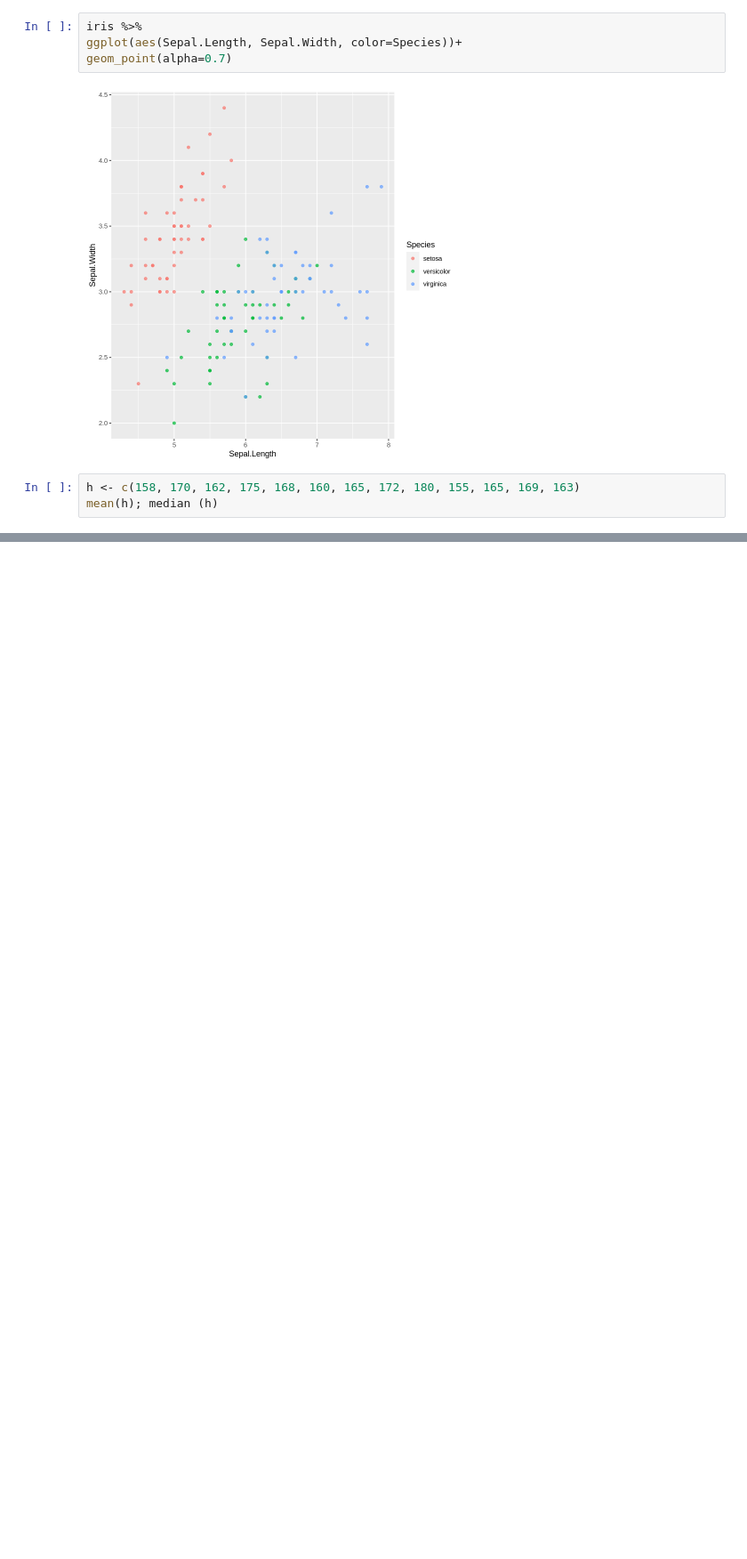
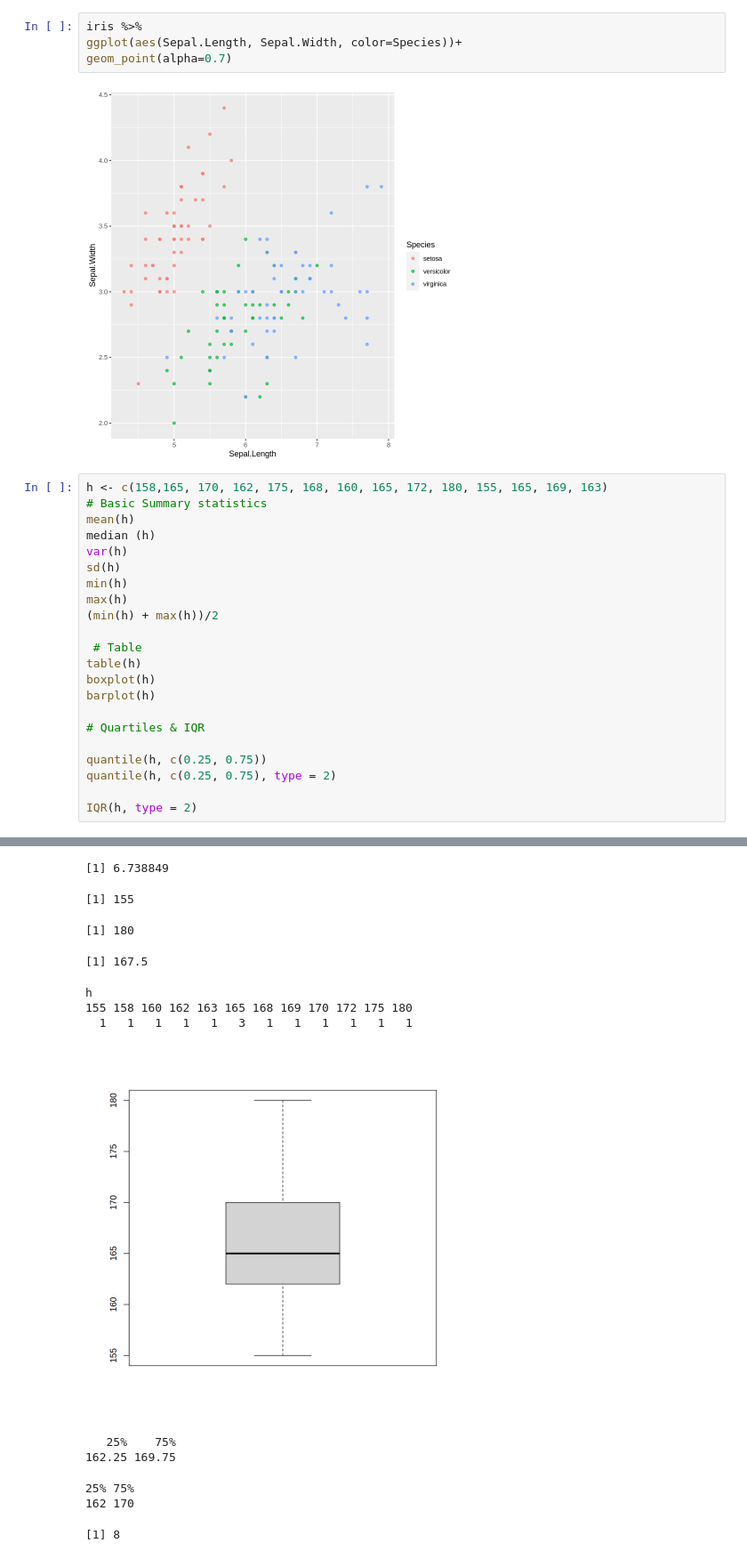
Before and after one commit to THATSokmengly/I3_PDS_D_AMS, a Jupyter notebook: R-basics/ TD1-r.ipynb, the cells around one changed output, grey strips where cells are left out. Shown at 89% size. Cells and saved outputs as stored; diff of their text form; blank space fills up the shorter version.

```diff
--- a/R-basics/ TD1-r.ipynb
+++ b/R-basics/ TD1-r.ipynb
@@ -67,6 +67,25 @@ geom_point(alpha=0.7)
 # %% [output]
 [figure]
 # %%
-h <- c(158, 170, 162, 175, 168, 160, 165, 172, 180, 155, 165, 169, 163)
-mean(h); median (h)
+h <- c(158,165, 170, 162, 175, 168, 160, 165, 172, 180, 155, 165, 169, 163)
+# Basic Summary statistics
+mean(h)
+median (h)
+var(h)
+sd(h)
+min(h)
+max(h)
+(min(h) + max(h))/2
+
+ # Table
+table(h)
+boxplot(h)
+barplot(h)
+
+# Quartiles & IQR
+
+quantile(h, c(0.25, 0.75))
+quantile(h, c(0.25, 0.75), type = 2)
+
+IQR(h, type = 2)
 # %% [output]
@@ -74,0 +95,13 @@ mean(h); median (h)
+[1] 6.738849
+[1] 155
+[1] 180
+[1] 167.5
+h
+155 158 160 162 163 165 168 169 170 172 175 180
+  1   1   1   1   1   3   1   1   1   1   1   1
+[figure, added]
+   25%    75%
+162.25 169.75
+25% 75%
+162 170
+[1] 8
```
Also changed, not shown: parts of 1 cell of this notebook.
